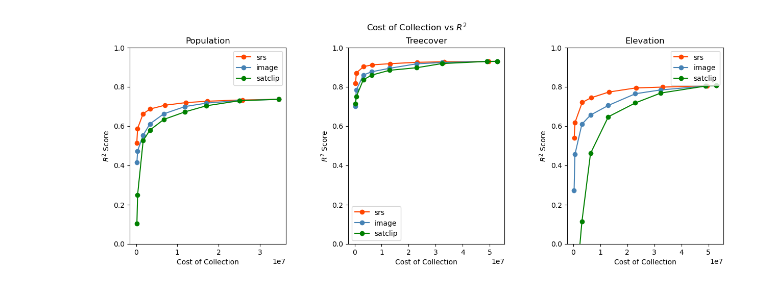
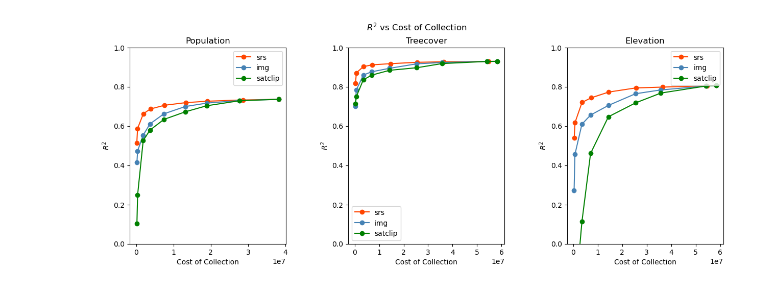
Before and after one commit to UCBoulder/optimizedsampling, a Jupyter notebook: plotting.ipynb, the cells around one changed output. Saved outputs shown, nothing was run; the diff lists cells and outputs as text; code cells hidden in the pictures.

```diff
--- a/plotting.ipynb
+++ b/plotting.ipynb
@@ -11,14 +12,22 @@ lowcost_path = "results/TestSetPerformancelowcostwithCost_{version}.csv"
 image_path = "results/TestSetPerformanceimagewithCost_{version}.csv"
 satclip_path = "results/TestSetPerformancesatclipwithCost_{version}.csv"
 
-def run_and_plot():
+def run_and_plot(alpha, beta, gamma, c):
+    write_cost_to_csv(random_path.format(version="formatted"), random_path.format(version="edit"), "random", alpha, beta, gamma, c)
+    write_cost_to_csv(image_path.format(version="formatted"), image_path.format(version="edit"), "image", alpha, beta, gamma, c)
+    write_cost_to_csv(satclip_path.format(version="formatted"), satclip_path.format(version="edit"), "image", alpha, beta, gamma, c)
+
     df_srs = pd.read_csv(random_path.format(version="edit"), index_col=0)
     df_img = pd.read_csv(image_path.format(version="edit"), index_col=0)
     df_sat = pd.read_csv(satclip_path.format(version="edit"), index_col=0)
 
-    fig = plot_r2_cost(["srs", "image", "satclip"], df_srs, df_img, df_sat)
-    return fig
+    fig2 = plot_r2_cost(["srs", "img", "satclip"], df_srs, df_img, df_sat)
+    return fig2
-# %%
-run_and_plot().savefig("Num of samples vs R^2 cost.png")
-# %% [output]
-[figure, removed]
+# %%
+alpha = 1
+beta = 100
+gamma = 1
+c = 0
+run_and_plot(alpha, beta, gamma, c).savefig("R^2 vs cost.png")
+# %% [output]
+[figure, added]
```
Also changed, not shown: parts of 1 cell of this notebook, 23 other files.
